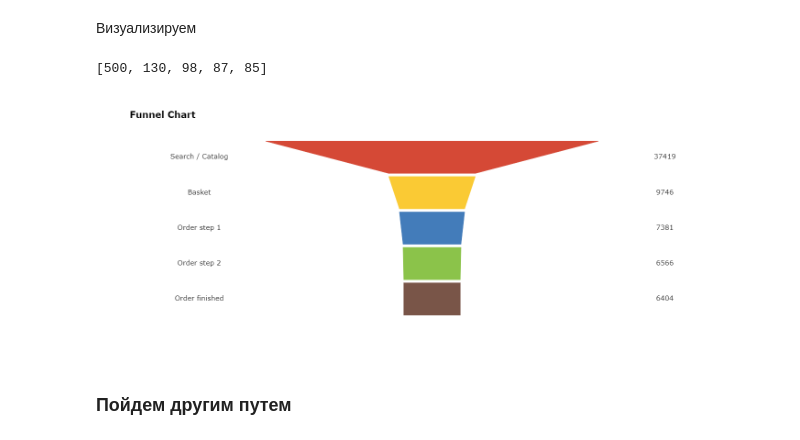
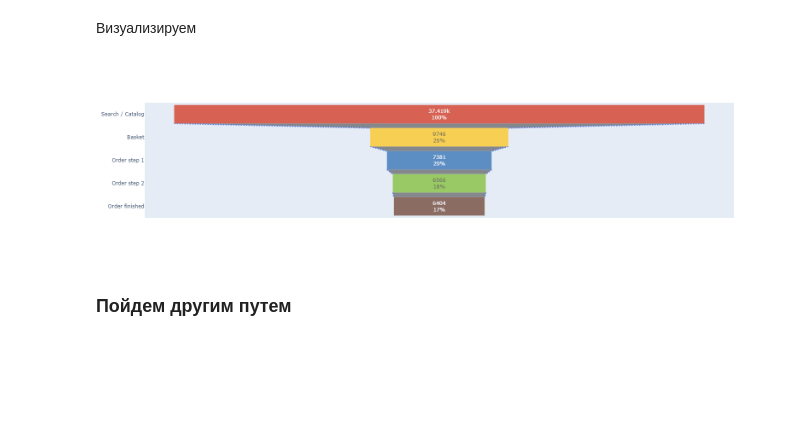
Before and after one commit to zhdanchik/yandex_metrika_cloud_case, a Jupyter notebook: fun_with_funnels.ipynb, the cells around one changed output. Saved outputs shown, nothing was run; the diff lists cells and outputs as text; code cells hidden in the pictures; blank space fills up the shorter version.

Commit message:
new funnels plots

```diff
--- a/fun_with_funnels.ipynb
+++ b/fun_with_funnels.ipynb
@@ -13,7 +13,7 @@
 import some_funcs
 from some_funcs import simple_ch_client
 # %%
-CH_HOST = 'https://rc1a-rt82aoo61ovjyuxf.mdb.yandexcloud.net:8443'
+CH_HOST = 'https://rc1a-2k165kgnp42shxqo.mdb.yandexcloud.net:8443'
 CH_USER = 'z_sergey'
 CH_PASS = open('../.chpass.txt').read().strip()
 
@@ -293,10 +293,9 @@ from some_funcs import plot_funnel
 phases = ['Search / Catalog', 'Basket', 'Order step 1', 'Order step 2', 'Order finished']
 values = fdf.iloc[0].values
 # %%
-plot_funnel(phases, values)
+plot_new_funnel(phases, values)
 # %% [output]
-[500, 130, 98, 87, 85]
-[figure, old version]
+[figure, new version]
 # %% [markdown]
 ### Пойдем другим путем
 # %%
```
Also changed, not shown: parts of 2 cells of this notebook, 3 other files.
